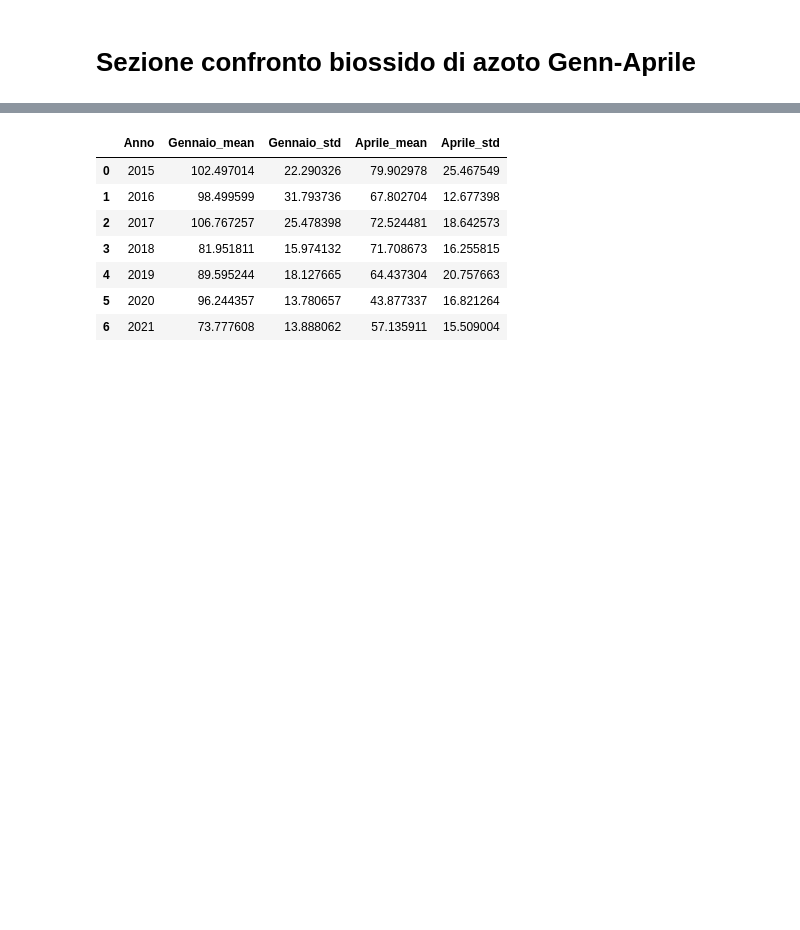
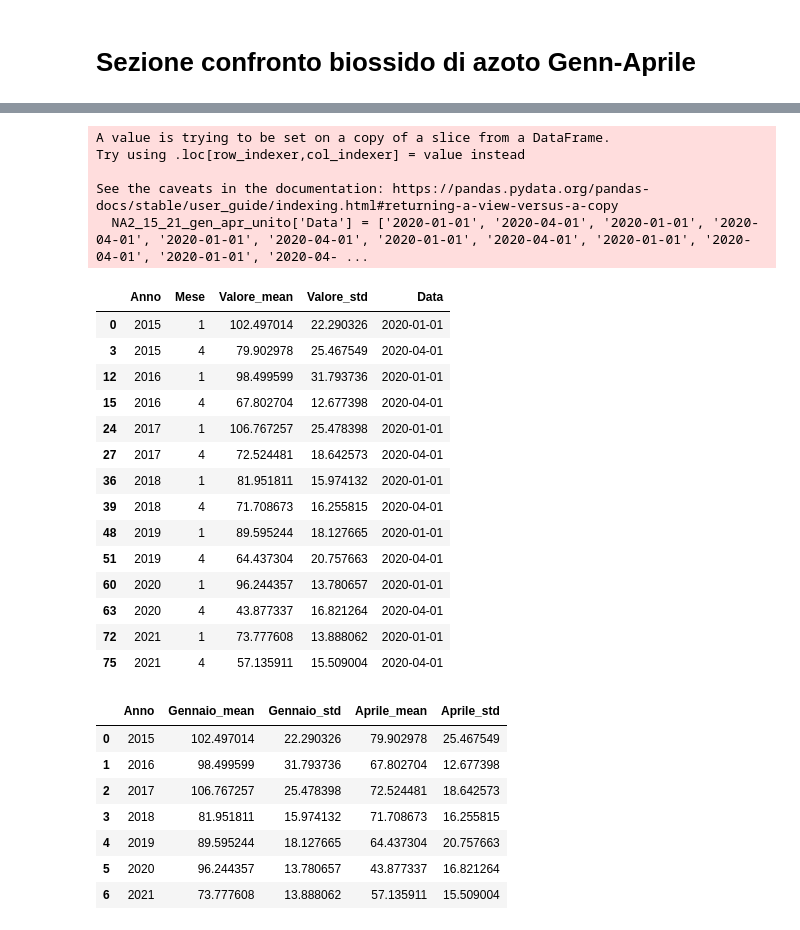
Before and after one commit to giocoal/air-quality-milano-interactive-data-visualization-tableau, a Jupyter notebook: Data_Visualization_21_22_Preparation_Heatmap.ipynb, the cells around one changed output, grey strips where cells are left out. Saved outputs shown, nothing was run; the diff lists cells and outputs as text; code cells hidden in the pictures; blank space fills up the shorter version.

```diff
--- a/Data_Visualization_21_22_Preparation_Heatmap.ipynb
+++ b/Data_Visualization_21_22_Preparation_Heatmap.ipynb
@@ -1213,0 +1213,25 @@ See the caveats in the documentation: https://pandas.pydata.org/pandas-docs/stab
+# %%
+NA2_15_21_gen_apr_unito = NA2_15_21_gen_apr
+NA2_15_21_gen_apr_unito['Data'] = ['2020-01-01', '2020-04-01', '2020-01-01', '2020-04-01', '2020-01-01', '2020-04-01', '2020-01-01', '2020-04-01', '2020-01-01', '2020-04-01', '2020-01-01', '2020-04-01', '2020-01-01', '2020-04-01']
+NA2_15_21_gen_apr_unito
+# %% [output]
+A value is trying to be set on a copy of a slice from a DataFrame.
+Try using .loc[row_indexer,col_indexer] = value instead
+
+See the caveats in the documentation: https://pandas.pydata.org/pandas-docs/stable/user_guide/indexing.html#returning-a-view-versus-a-copy
+  NA2_15_21_gen_apr_unito['Data'] = ['2020-01-01', '2020-04-01', '2020-01-01', '2020-04-01', '2020-01-01', '2020-04-01', '2020-01-01', '2020-04-01', '2020-01-01', '2020-04-01', '2020-01-01', '2020-04- ...
+|  | Anno | Mese | Valore_mean | Valore_std | Data |
+| 0 | 2015 | 1 | 102.497014 | 22.290326 | 2020-01-01 |
+| 3 | 2015 | 4 | 79.902978 | 25.467549 | 2020-04-01 |
+| 12 | 2016 | 1 | 98.499599 | 31.793736 | 2020-01-01 |
+| 15 | 2016 | 4 | 67.802704 | 12.677398 | 2020-04-01 |
+| 24 | 2017 | 1 | 106.767257 | 25.478398 | 2020-01-01 |
+| 27 | 2017 | 4 | 72.524481 | 18.642573 | 2020-04-01 |
+| 36 | 2018 | 1 | 81.951811 | 15.974132 | 2020-01-01 |
+| 39 | 2018 | 4 | 71.708673 | 16.255815 | 2020-04-01 |
+| 48 | 2019 | 1 | 89.595244 | 18.127665 | 2020-01-01 |
+| 51 | 2019 | 4 | 64.437304 | 20.757663 | 2020-04-01 |
+| 60 | 2020 | 1 | 96.244357 | 13.780657 | 2020-01-01 |
+| 63 | 2020 | 4 | 43.877337 | 16.821264 | 2020-04-01 |
+| 72 | 2021 | 1 | 73.777608 | 13.888062 | 2020-01-01 |
+| 75 | 2021 | 4 | 57.135911 | 15.509004 | 2020-04-01 |
```
Also changed, not shown: parts of 5 cells of this notebook, 4 other files.
